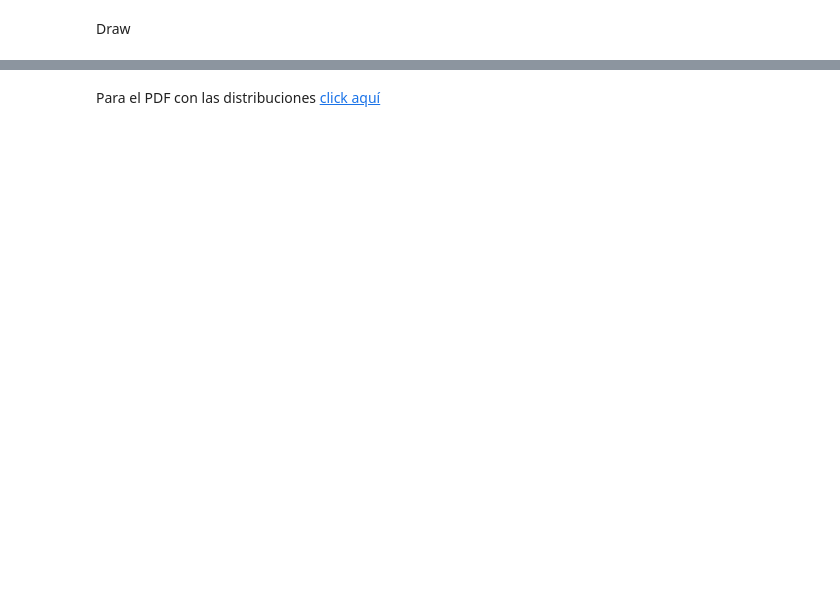
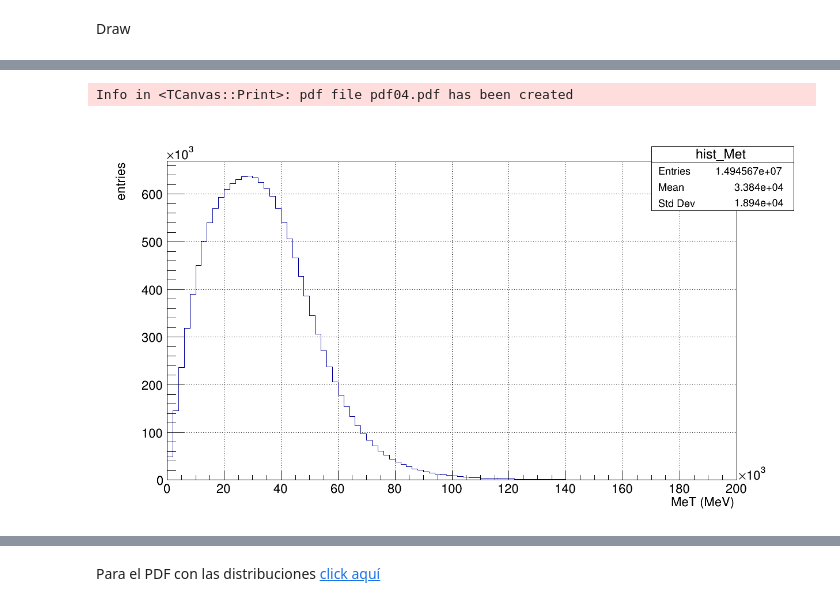
Before and after one commit to cfrc2694/HEP_Exercises, a Jupyter notebook: 03_TTbarSel_8TeV.ipynb, the cells around one changed output, grey strips where cells are left out. Drawn from its saved outputs; the diff is of its cells as text; code cells hidden in the pictures; blank space fills up the shorter version.

```diff
--- a/03_TTbarSel_8TeV.ipynb
+++ b/03_TTbarSel_8TeV.ipynb
@@ -303,9 +328,13 @@ pdfs.append("pdf03.pdf")
 # %%
-canvas = TCanvas("Canvas2","",800,600)
+canvas = TCanvas("Canvas2","",1240,720)
+canvas.SetGrid()
 hist_Met.Draw()
 canvas.Draw()
 canvas.SaveAs("pdf04.pdf")
 pdfs.append("pdf04.pdf")
+# %% [output]
+Info in <TCanvas::Print>: pdf file pdf04.pdf has been created
+[figure, added]
 # %%
 pt_all_lepts.Draw()
 canvas.Draw()
```
Also changed, not shown: parts of 15 cells of this notebook.
